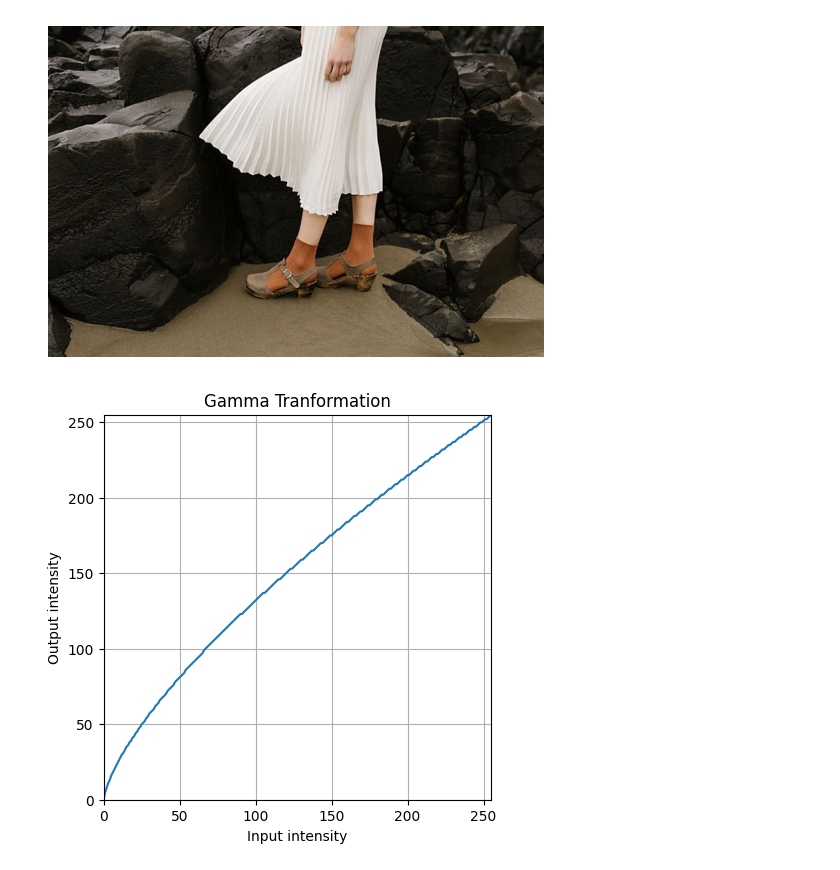
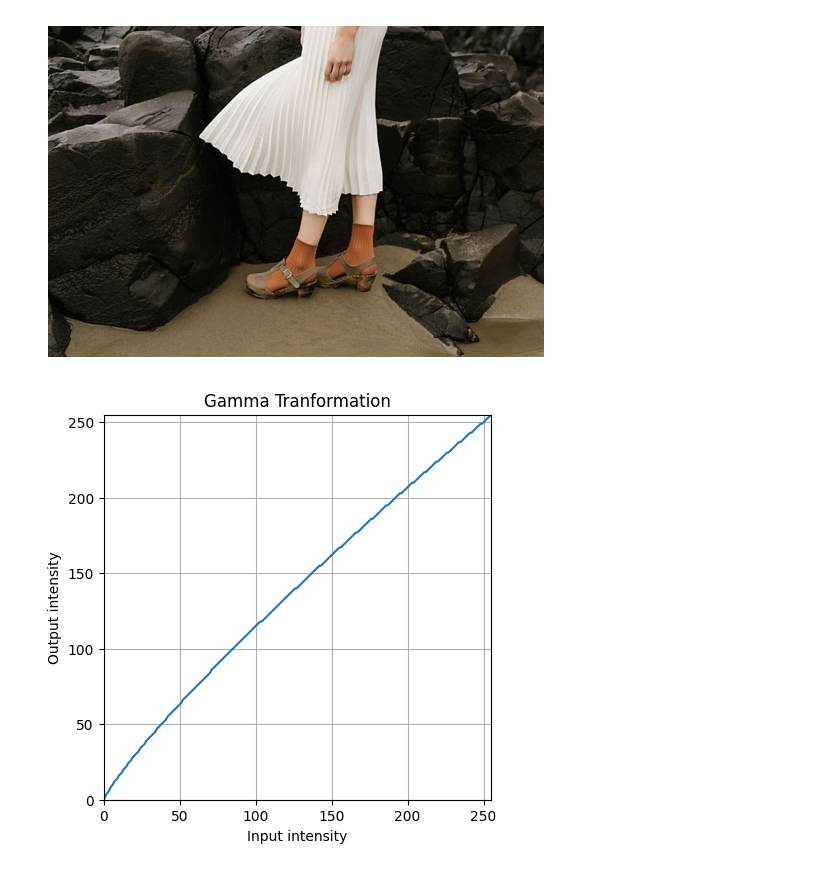
Before and after one commit to HimanSenaweera/EN3160---Image-Processing-and-Machine-Vision, a Jupyter notebook: Assignement1/assignment1.ipynb, the cells around one changed output. Drawn from its saved outputs; the diff is of its cells as text; code cells hidden in the pictures.

```diff
--- a/Assignement1/assignment1.ipynb
+++ b/Assignement1/assignment1.ipynb
@@ -175,18 +175,18 @@ plt.show()
 # %% [output]
 [figure]
 # %%
-gamma = 0.70
+gamma = 0.85
 t = np.array([(i/255.0)**(gamma)*255 for i in np.arange(0, 256)],dtype='uint8')
 
 plt.figure(figsize=(5,5))
 plt.plot(np.arange(256), t)
 plt.xlabel("Input intensity")
 plt.ylabel("Output intensity")
 plt.xlim(0,255); plt.ylim(0,255); plt.grid(True)
 plt.title("Gamma Tranformation")
 plt.show()
 # %% [output]
-[figure, old version]
+[figure, new version]
 # %%
 ModifiedL = cv2.LUT(L, t)
 
```
Also changed, not shown: parts of 10 cells of this notebook.
